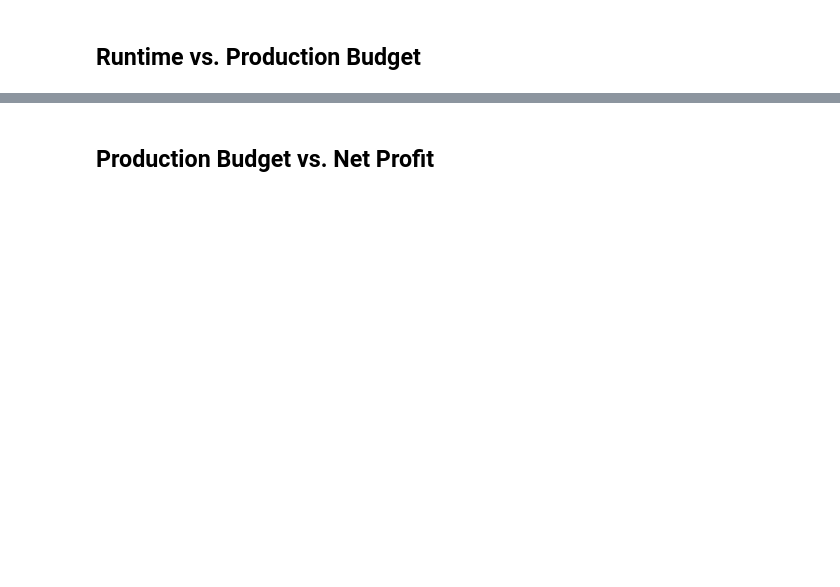
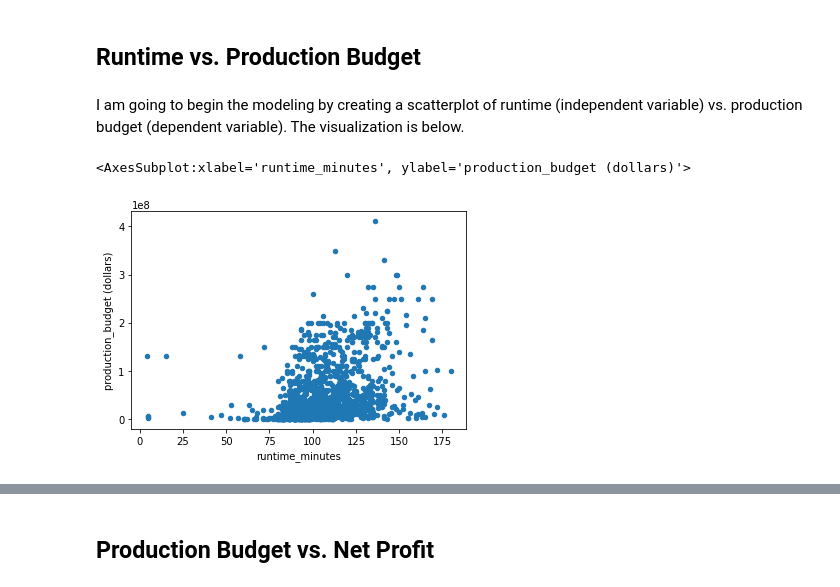
Before and after one commit to keithotuomagie/movie_analysis, a Jupyter notebook: notebook.ipynb, the cells around one changed output, grey strips where cells are left out. Cells and saved outputs as stored; diff of their text form; code cells hidden in the pictures; blank space fills up the shorter version.

```diff
--- a/notebook.ipynb
+++ b/notebook.ipynb
@@ -1136,2 +1186,11 @@ I have completed performing the left join of both dataframes - "df_numbers" and
 # %% [markdown]
 ## Runtime vs. Production Budget
+# %% [markdown]
+I am going to begin the modeling by creating a scatterplot of runtime (independent variable) vs. production budget (dependent variable).  The visualization is below.
+# %%
+# Creating a scatterplot of "runtime_minutes" vs. "production_budget"
+
+df_imdb_numbers.plot.scatter(x="runtime_minutes", y="production_budget (dollars)")
+# %% [output]
+<AxesSubplot:xlabel='runtime_minutes', ylabel='production_budget (dollars)'>
+[figure, added]
```
Also changed, not shown: parts of 28 cells of this notebook.
